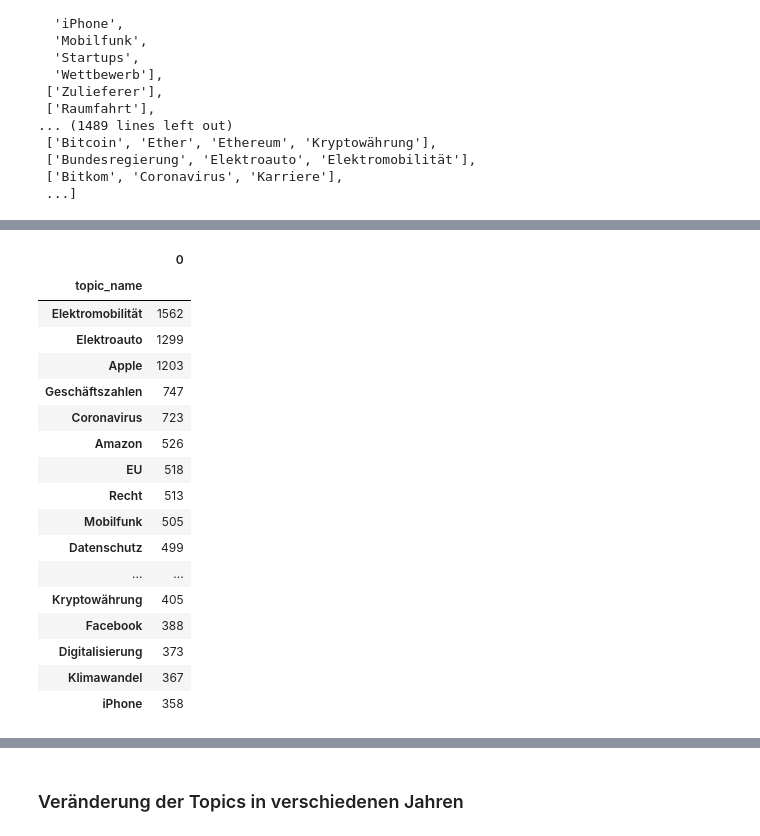
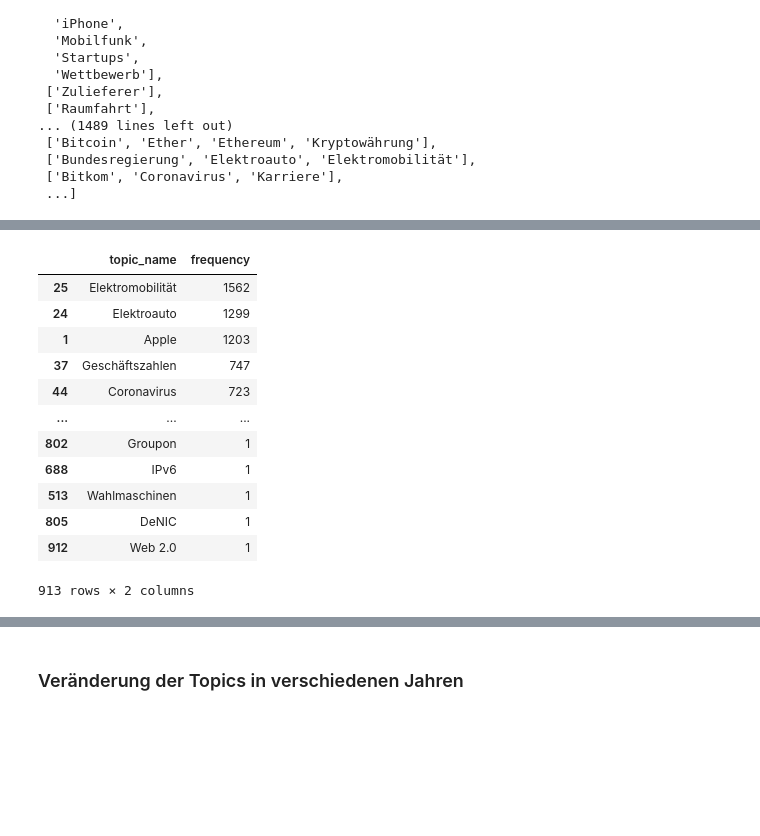
Before and after one commit to Chr1st1anG/NLP, a Jupyter notebook: Exploartion.ipynb, the cells around one changed output, grey strips where cells are left out. Saved outputs shown, nothing was run; the diff lists cells and outputs as text; code cells hidden in the pictures; blank space fills up the shorter version.

```diff
--- a/Exploartion.ipynb
+++ b/Exploartion.ipynb
@@ -8,7 +8,3 @@ from pandas import DataFrame
 # %%
 with open("articles.json", "r") as f:
     articles = json.load(f)
-# %%
-for i, article in enumerate(articles):
-    if article["authors"] and "und " in article["authors"][0]:
-        print(i)
@@ -287,12 +265,9 @@ related_topics
  ...]
 # %%
 counter=0
-t = 0
 # Wie viele leere Elemente sind in der Liste?
-for i, topic in enumerate(related_topics):
-    length =len(topic)
-    t = t+1
-    if length == 1:
-        counter = counter +1
-print('Anzahl der Einträge insgesammt:',t ,'Anzahl der leeren Einträge:',counter)
+for topic in related_topics:
+    if not topic:
+        counter += 1
+print('Anzahl der Einträge insgesammt:',len(related_topics) ,'Anzahl der leeren Einträge:',counter)
 # %% [output]
@@ -300,10 +274,0 @@ Anzahl der Einträge insgesammt: 13631 Anzahl der leeren Einträge: 2781
-# %%
-for i, topics in enumerate(related_topics):
-    tmp_elem = []
-    for topic_s in topics:
-        tmp_elem += re.split(',| und |;', topic_s)
-
-    related_topics[i] = [topic.strip() for topic in tmp_elem]
-
-topics = [topic for topics in related_topics for topic in topics]
-set(topics)
@@ -328,27 +275,24 @@ set(topics)
+# %%
+related_topics_freq = {}
+for topics in related_topics:
+    for topic in topics:
+        related_topics_freq[topic] = related_topics_freq.get(topic, 0) + 1
 # %%
-topics_df = DataFrame(topics,columns=['topic_name'])
-
-df = topics_df.groupby(['topic_name']).size()
-df = df.to_frame()
-sorted_df = df.sort_values(by=0,ascending=False)
-sorted_df.head(20)
+topics_df = DataFrame(related_topics_freq.items(),columns=['topic_name','frequency'])
+topics_df = topics_df.sort_values(by='frequency',ascending=False)
+topics_df
 # %% [output]
-|  | 0 |
-| topic_name |  |
-| Elektromobilität | 1562 |
-| Elektroauto | 1299 |
-| Apple | 1203 |
-| Geschäftszahlen | 747 |
-| Coronavirus | 723 |
-| Amazon | 526 |
-| EU | 518 |
-| Recht | 513 |
-| Mobilfunk | 505 |
-| Datenschutz | 499 |
-| ... | ... |
-| Kryptowährung | 405 |
-| Facebook | 388 |
-| Digitalisierung | 373 |
-| Klimawandel | 367 |
-| iPhone | 358 |
+|  | topic_name | frequency |
+| 25 | Elektromobilität | 1562 |
+| 24 | Elektroauto | 1299 |
+| 1 | Apple | 1203 |
+| 37 | Geschäftszahlen | 747 |
+| 44 | Coronavirus | 723 |
+| ... | ... | ... |
+| 802 | Groupon | 1 |
+| 688 | IPv6 | 1 |
+| 513 | Wahlmaschinen | 1 |
+| 805 | DeNIC | 1 |
+| 912 | Web 2.0 | 1 |
+913 rows × 2 columns
 # %%
```
Also changed, not shown: parts of 4 cells of this notebook.
